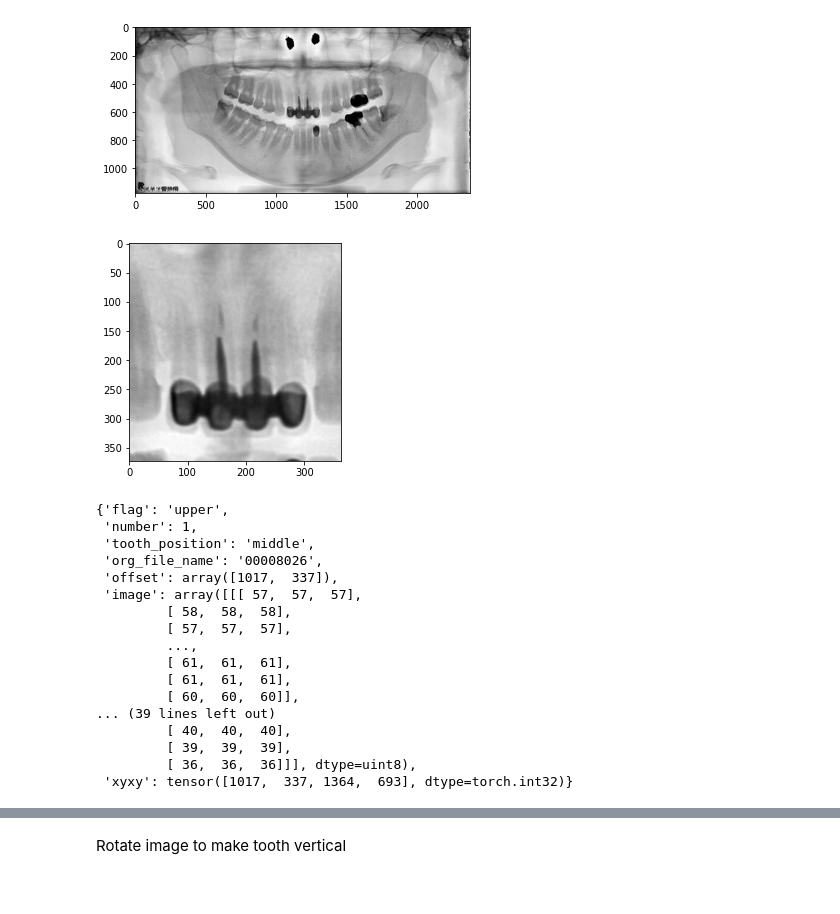
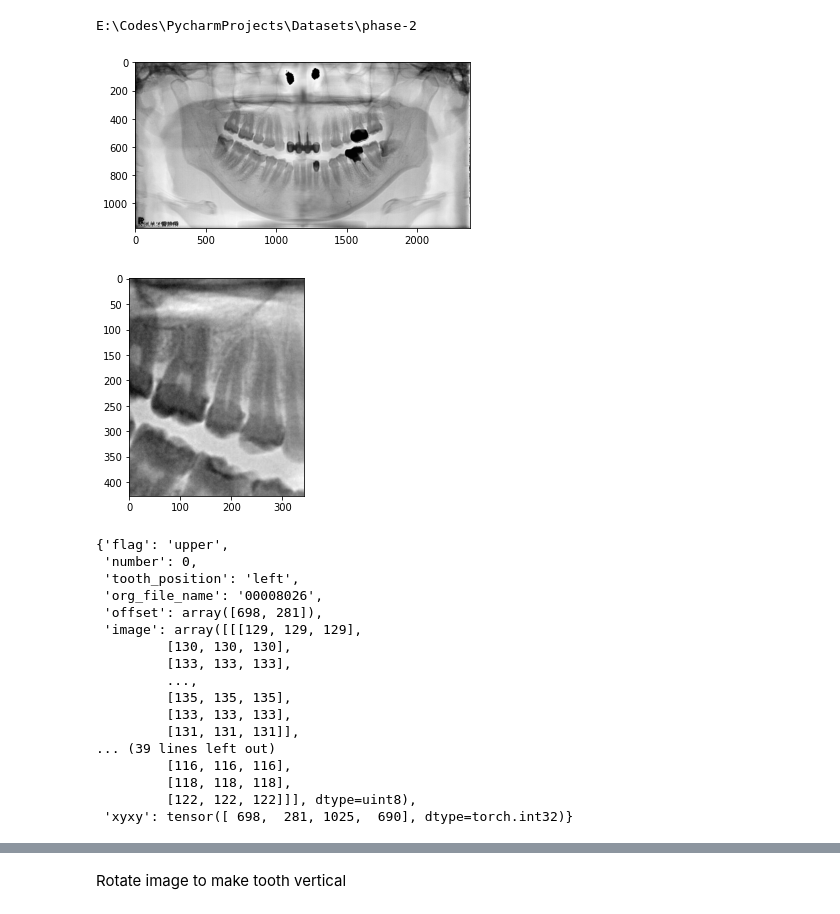
Before and after one commit to alan8365/dentist-CV, a Jupyter notebook: edge/tooth_isolation_demo.ipynb, the cells around one changed output, grey strips where cells are left out. Drawn from its saved outputs; the diff is of its cells as text; code cells hidden in the pictures.

Commit message:
hot fix tooth 50 problem.

```diff
--- a/edge/tooth_isolation_demo.ipynb
+++ b/edge/tooth_isolation_demo.ipynb
@@ -43,10 +44,11 @@ all_tooth_number_dict = {
         'right': {0: 34, 1: 35, 2: 36},
     }
 }
-data_dir = '..' / Path(os.getenv('DATASET_DIR'))
+data_dir = Path(os.getenv('DATASET_DIR')) / 'phase-2'
 # %%
 image_number = 1
-image_names = list(data_dir.glob('00008026.jpg'))
+image_names = list(data_dir.glob('*00008026.jpg'))
+print(data_dir)
 
 image_name = image_names[0]
 filename = image_name.stem
@@ -55,40 +57,41 @@ im = cv2.imread(image_name)
 plt.imshow(1 - im, cmap='gray')
 plt.show()
 # %% [output]
+E:\Codes\PycharmProjects\Datasets\phase-2
 [figure]
 # %%
 results = model(image_name)
 teeth_roi = get_teeth_ROI(results)
 teeth_roi_images = teeth_roi['images'][filename]
 teeth_roi_split_teeth = teeth_roi['split_teeth']
 
-target_roi = teeth_roi_images[1]
+target_roi = teeth_roi_images[0]
 target_roi_image = target_roi['image']
 flag = target_roi['flag']
 tooth_position = tooth_position_dict[target_roi['number']]
 im_g = cv2.cvtColor(target_roi_image, cv2.COLOR_RGBA2GRAY)
 im_g_shape = np.array(np.array(im_g.shape)[[1, 0]])
 
 plt.imshow(1 - im_g, cmap='gray')
 plt.show()
 
 target_roi
 # %% [output]
-[figure, old version]
+[figure, new version]
 {'flag': 'upper',
- 'number': 1,
- 'tooth_position': 'middle',
+ 'number': 0,
+ 'tooth_position': 'left',
  'org_file_name': '00008026',
- 'offset': array([1017,  337]),
- 'image': array([[[ 57,  57,  57],
-         [ 58,  58,  58],
-         [ 57,  57,  57],
+ 'offset': array([698, 281]),
+ 'image': array([[[129, 129, 129],
+         [130, 130, 130],
+         [133, 133, 133],
          ...,
-         [ 61,  61,  61],
-         [ 61,  61,  61],
-         [ 60,  60,  60]],
+         [135, 135, 135],
+         [133, 133, 133],
+         [131, 131, 131]],
 ... (39 lines left out)
-         [ 40,  40,  40],
-         [ 39,  39,  39],
-         [ 36,  36,  36]]], dtype=uint8),
- 'xyxy': tensor([1017,  337, 1364,  693], dtype=torch.int32)}
+         [116, 116, 116],
+         [118, 118, 118],
+         [122, 122, 122]]], dtype=uint8),
+ 'xyxy': tensor([ 698,  281, 1025,  690], dtype=torch.int32)}
```
Also changed, not shown: parts of 10 cells of this notebook, 14 other files.
